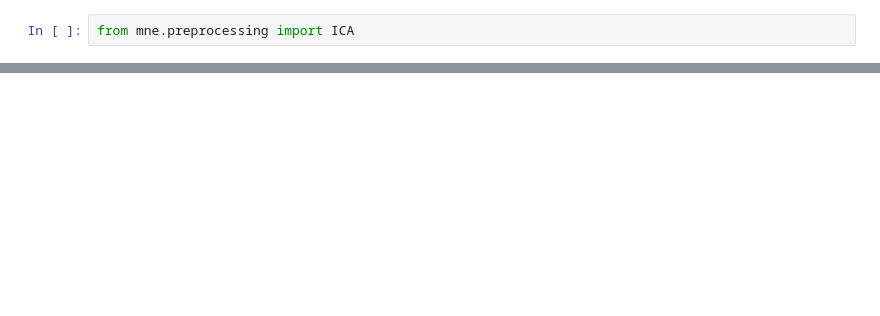
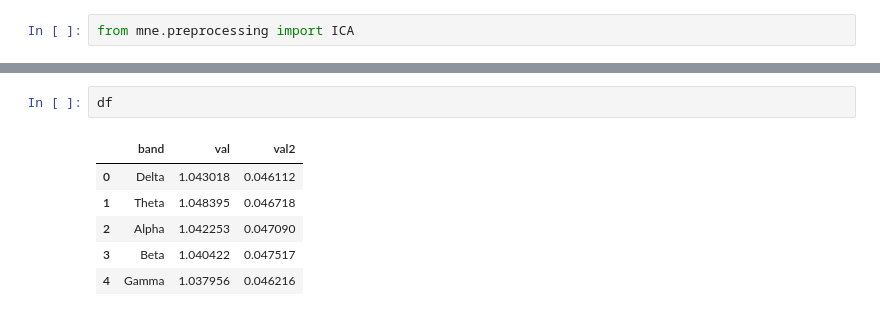
Before and after one commit to VitalyVV/meditation_project, a Jupyter notebook: Untitled.ipynb, the cells around one changed output, grey strips where cells are left out. Cells and saved outputs as stored; diff of their text form; blank space fills up the shorter version.

```diff
--- a/Untitled.ipynb
+++ b/Untitled.ipynb
@@ -170,0 +219,9 @@ array([[250,   0,   1],
+# %%
+df
+# %% [output]
+|  | band | val | val2 |
+| 0 | Delta | 1.043018 | 0.046112 |
+| 1 | Theta | 1.048395 | 0.046718 |
+| 2 | Alpha | 1.042253 | 0.047090 |
+| 3 | Beta | 1.040422 | 0.047517 |
+| 4 | Gamma | 1.037956 | 0.046216 |
```
Also changed, not shown: parts of 17 cells of this notebook, 15 other files.
